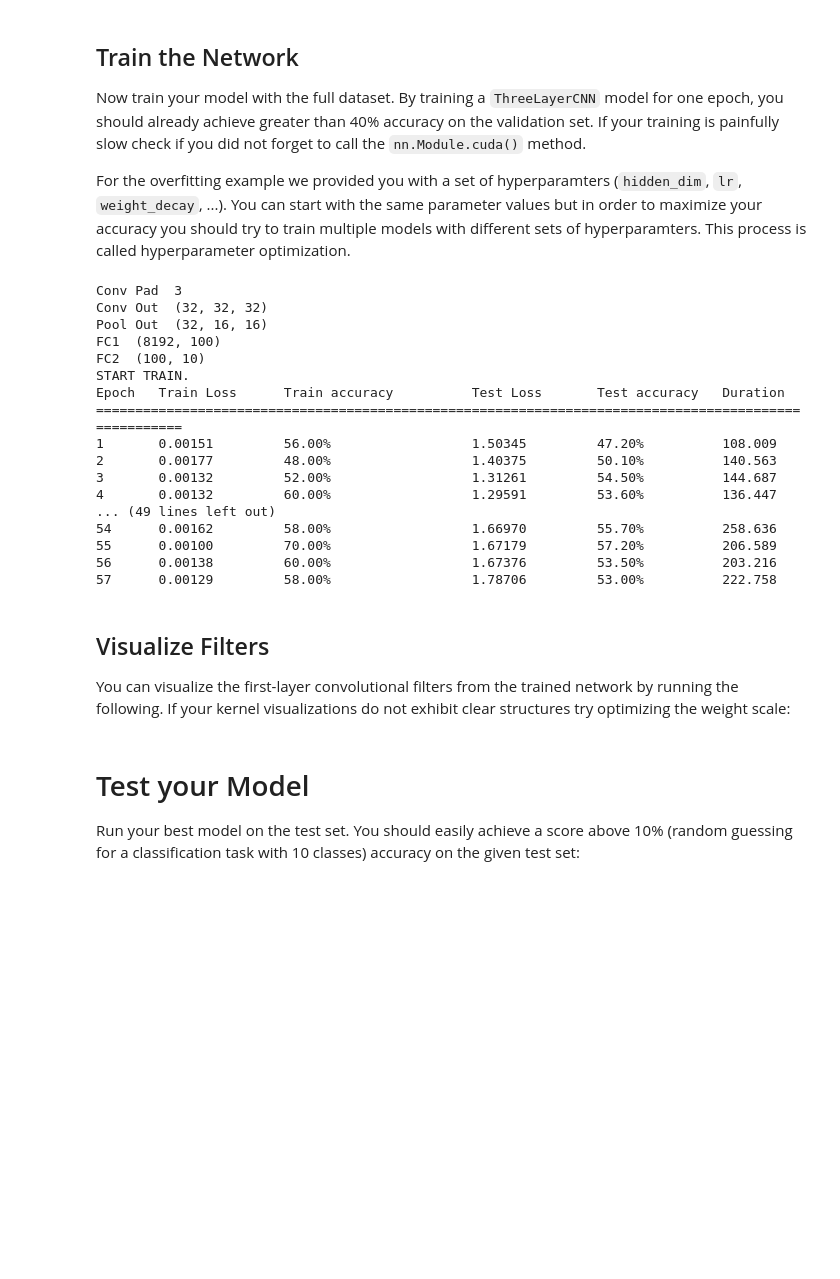
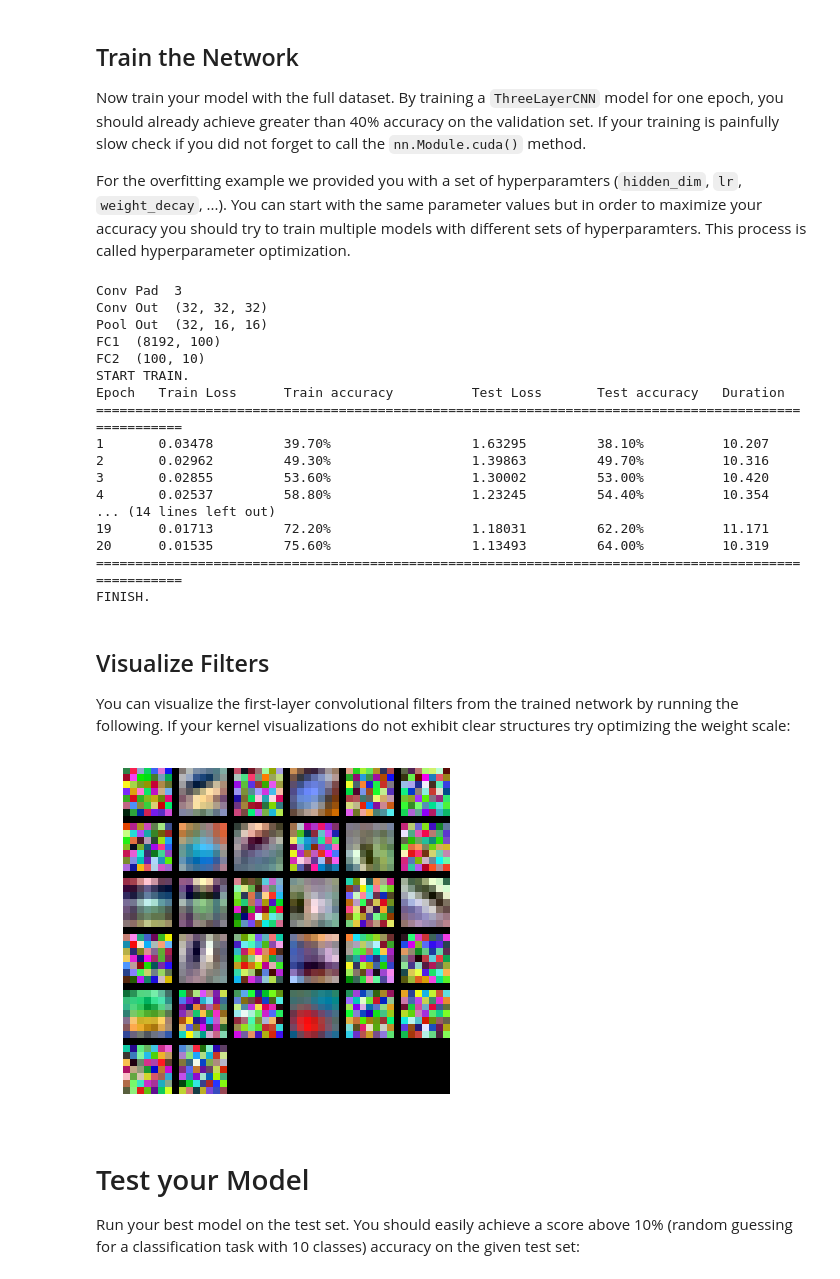
Before and after one commit to Jorba123/DeepLearning-Course-EX3, a Jupyter notebook: 2_classification_cnn.ipynb, the cells around one changed output. Drawn from its saved outputs; the diff is of its cells as text; code cells hidden in the pictures; blank space fills up the shorter version.

Commit message:
model training.

```diff
--- a/2_classification_cnn.ipynb
+++ b/2_classification_cnn.ipynb
@@ -192,16 +189,16 @@ For the overfitting example we provided you with a set of hyperparamters (`hidde
 from dl4cv.classifiers.classification_cnn import ClassificationCNN
 from dl4cv.solver import Solver
 
-train_loader = torch.utils.data.DataLoader(train_data, batch_size=50, shuffle=True, num_workers=4)
-val_loader = torch.utils.data.DataLoader(val_data, batch_size=50, shuffle=False, num_workers=4)
+train_loader = torch.utils.data.DataLoader(train_data, batch_size=1000, shuffle=True, num_workers=4)
+val_loader = torch.utils.data.DataLoader(val_data, batch_size=1000, shuffle=False, num_workers=4)
 
 ########################################################################
 # TODO: Initialize a model and train it using your Solver class. Start #
 # with the previously given set of hyperparameters.                    #
 ########################################################################
 model = ClassificationCNN()
-solver = Solver(optim_args={"lr": 1e-2})
-solver.train(model, train_loader, val_loader, num_epochs=100)
+solver = Solver(optim_args={"lr": 1e-2}, early_stopping=5)
+solver.train(model, train_loader, val_loader, num_epochs=20)
 ########################################################################
 #                             END OF YOUR CODE                         #
 ########################################################################
@@ -214,28 +211,30 @@ FC2  (100, 10)
 START TRAIN.
 Epoch   Train Loss      Train accuracy          Test Loss       Test accuracy   Duration
 =====================================================================================================
-1       0.00151         56.00%                  1.50345         47.20%          108.009
-2       0.00177         48.00%                  1.40375         50.10%          140.563
-3       0.00132         52.00%                  1.31261         54.50%          144.687
-4       0.00132         60.00%                  1.29591         53.60%          136.447
-... (49 lines left out)
-54      0.00162         58.00%                  1.66970         55.70%          258.636
-55      0.00100         70.00%                  1.67179         57.20%          206.589
-56      0.00138         60.00%                  1.67376         53.50%          203.216
-57      0.00129         58.00%                  1.78706         53.00%          222.758
+1       0.03478         39.70%                  1.63295         38.10%          10.207
+2       0.02962         49.30%                  1.39863         49.70%          10.316
+3       0.02855         53.60%                  1.30002         53.00%          10.420
+4       0.02537         58.80%                  1.23245         54.40%          10.354
+... (14 lines left out)
+19      0.01713         72.20%                  1.18031         62.20%          11.171
+20      0.01535         75.60%                  1.13493         64.00%          10.319
+=====================================================================================================
+FINISH.
 # %% [markdown]
 ## Visualize Filters
 You can visualize the first-layer convolutional filters from the trained network by running the following. If your kernel visualizations do not exhibit clear structures try optimizing the weight scale:
 # %%
 from dl4cv.vis_utils import visualize_grid
 
 # first (next) parameter should be convolutional
-conv_params = next(model.parameters()).data.numpy()
+conv_params = next(model.parameters()).data.cpu().numpy()
 grid = visualize_grid(conv_params.transpose(0, 2, 3, 1))
 plt.imshow(grid.astype('uint8'))
 plt.axis('off')
 plt.gcf().set_size_inches(6, 6)
 plt.show()
+# %% [output]
+[figure, added]
 # %% [markdown]
 # Test your Model
 Run your best model on the test set. You should easily achieve a score above 10% (random guessing for a classification task with 10 classes) accuracy on the given test set:
```
Also changed, not shown: parts of 7 cells of this notebook, 1 other file.
